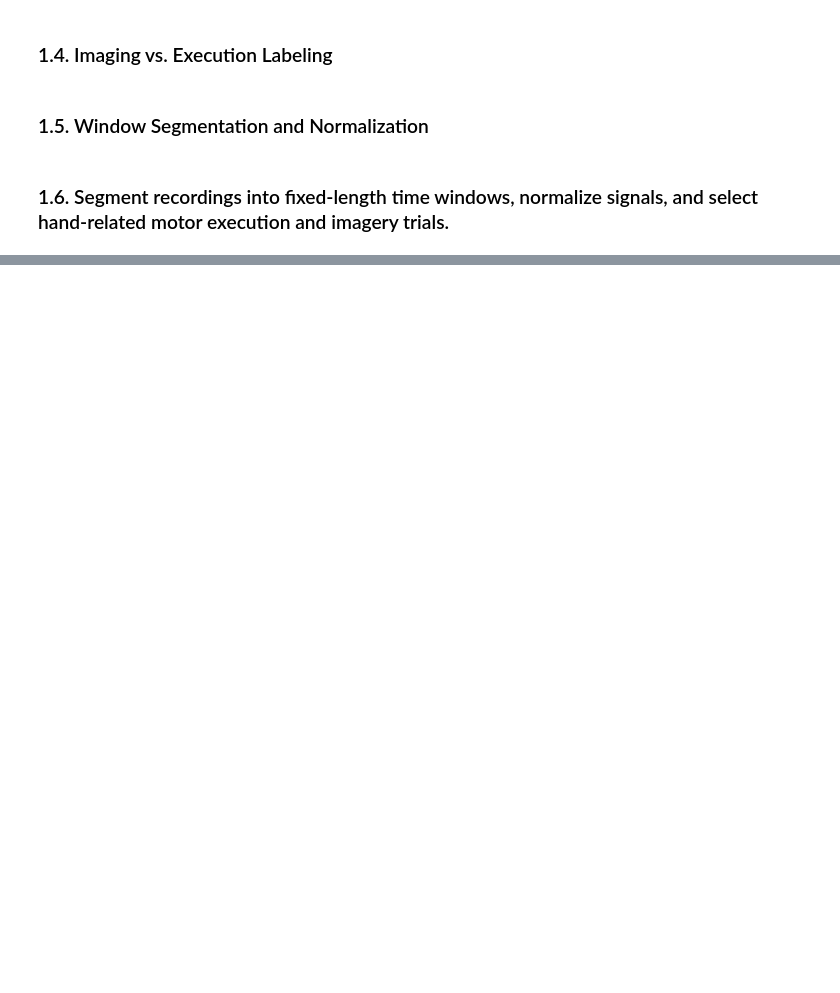
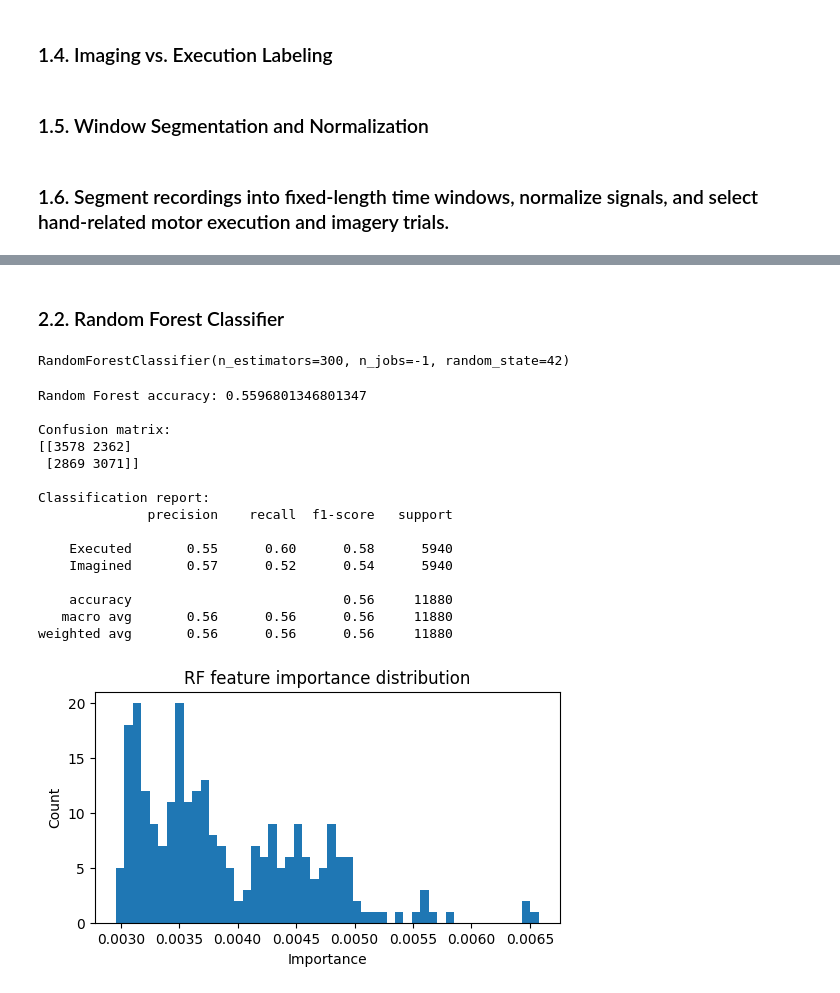
Before and after one commit to miletovaa/eeg-movement-classificator, a Jupyter notebook: main.ipynb, the cells around one changed output, grey strips where cells are left out. Saved outputs shown, nothing was run; the diff lists cells and outputs as text; code cells hidden in the pictures; blank space fills up the shorter version.

Commit message:
Random Forest implemented

```diff
--- a/main.ipynb
+++ b/main.ipynb
@@ -290,0 +415,51 @@ print("Saved to:", OUTPUT_DIR)
+# %% [markdown]
+### 2.2. Random Forest Classifier
+# %%
+rf = RandomForestClassifier(
+    n_estimators=300,
+    max_depth=None,
+    min_samples_leaf=1,
+    n_jobs=-1,
+    random_state=42,
+)
+
+rf.fit(X_rf_train, y_train)
+# %% [output]
+RandomForestClassifier(n_estimators=300, n_jobs=-1, random_state=42)
+# %%
+y_pred = rf.predict(X_rf_val)
+
+acc = accuracy_score(y_val, y_pred)
+cm = confusion_matrix(y_val, y_pred)
+
+print("Random Forest accuracy:", acc)
+print("\nConfusion matrix:")
+print(cm)
+
+print("\nClassification report:")
+print(classification_report(y_val, y_pred, target_names=["Executed", "Imagined"]))
+
+importances = rf.feature_importances_
+plt.figure(figsize=(6,3))
+plt.hist(importances, bins=50)
+plt.title("RF feature importance distribution")
+plt.xlabel("Importance")
+plt.ylabel("Count")
+plt.show()
+# %% [output]
+Random Forest accuracy: 0.5596801346801347
+
+Confusion matrix:
+[[3578 2362]
+ [2869 3071]]
+
+Classification report:
+              precision    recall  f1-score   support
+
+    Executed       0.55      0.60      0.58      5940
+    Imagined       0.57      0.52      0.54      5940
+
+    accuracy                           0.56     11880
+   macro avg       0.56      0.56      0.56     11880
+weighted avg       0.56      0.56      0.56     11880
+[figure, added]
```
Also changed, not shown: parts of 10 cells of this notebook.
